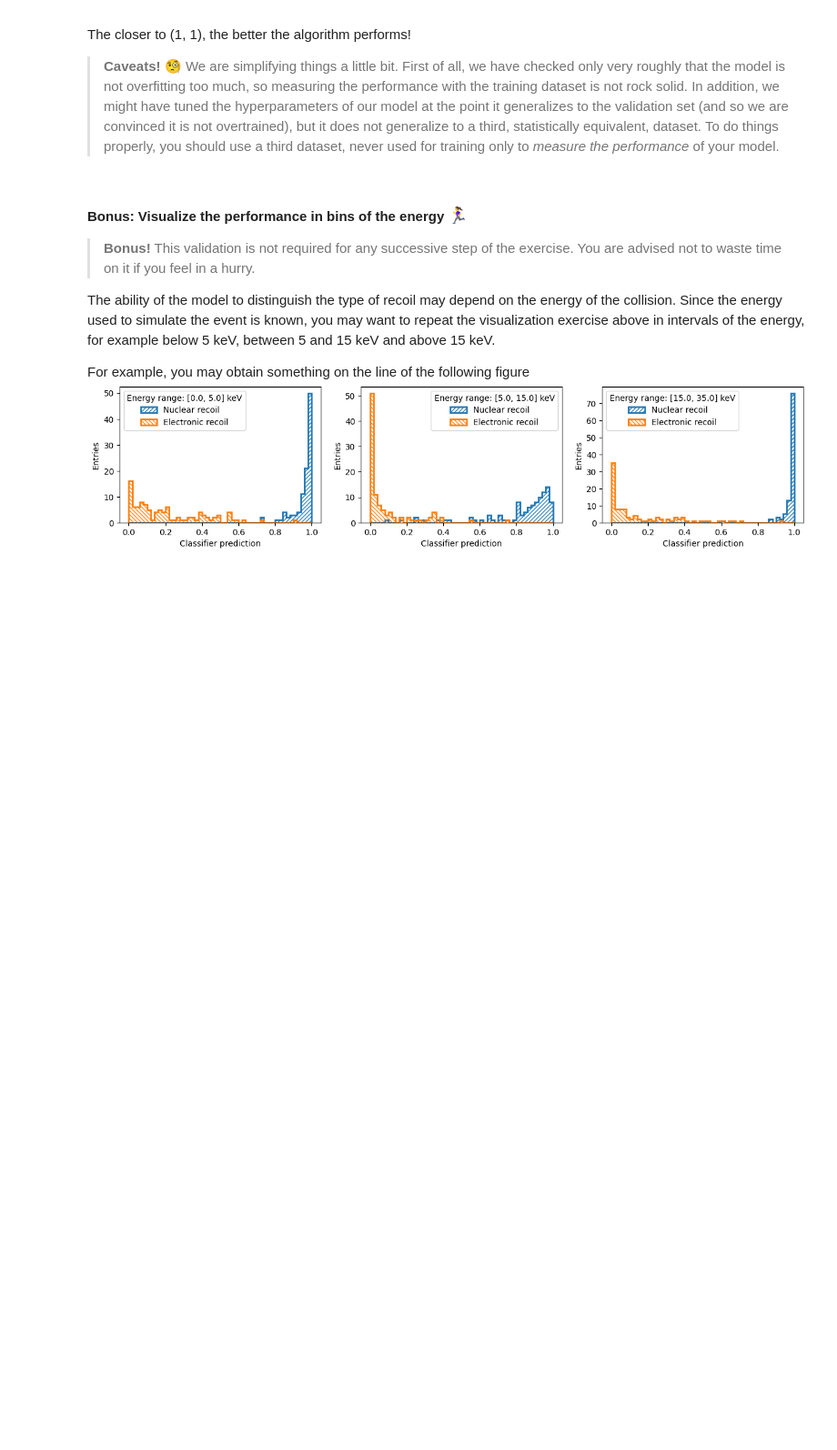
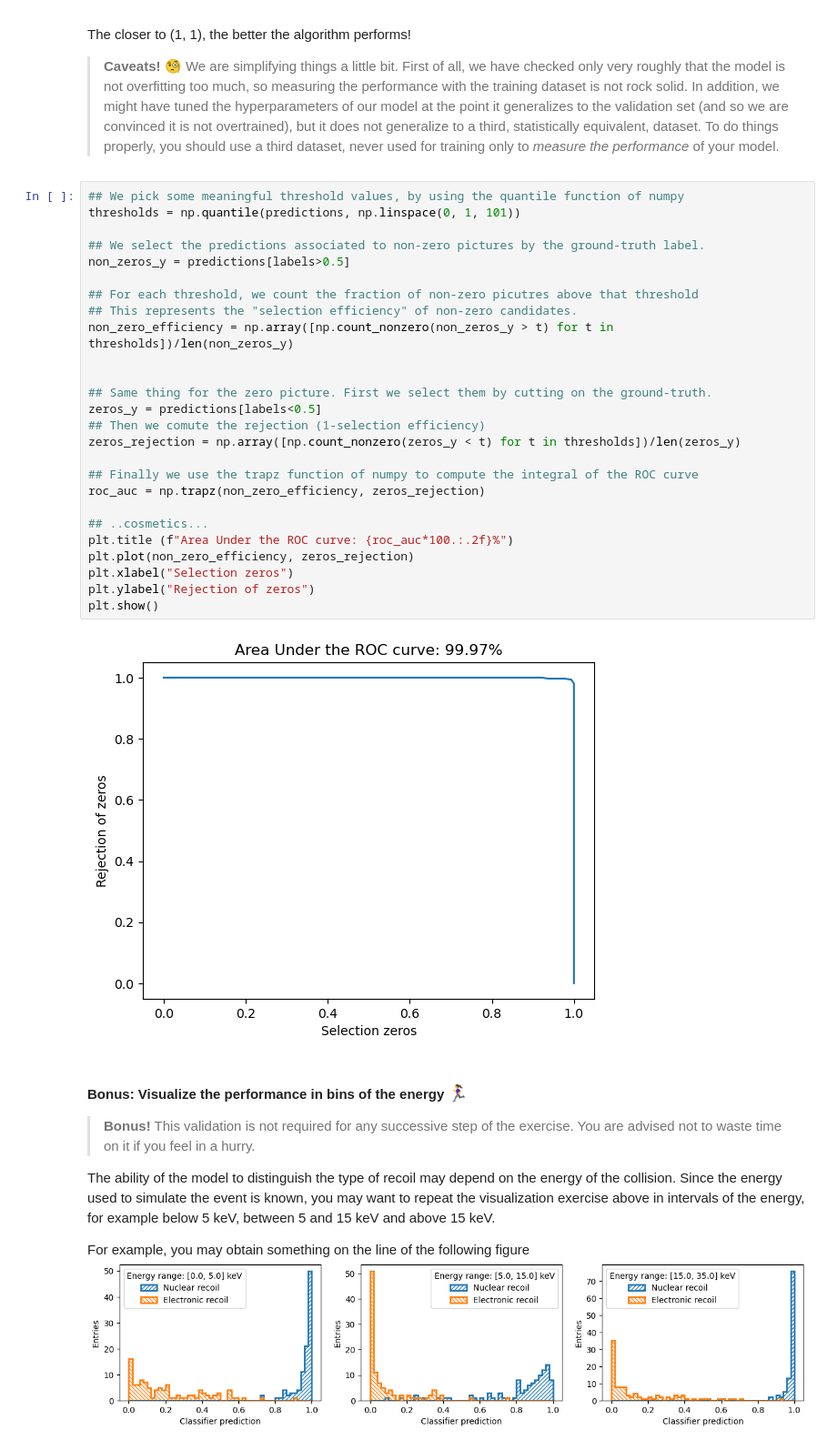
Before and after one commit to ncvescera/sosc24-class, a Jupyter notebook: day3/2-Project-Day3.ipynb, the cells around one changed output. Shown: that part at 91% size. Drawn from its saved outputs; the diff is of its cells as text; blank space fills up the shorter version.

```diff
--- a/day3/2-Project-Day3.ipynb
+++ b/day3/2-Project-Day3.ipynb
@@ -254,6 +473,34 @@ Putting in a graph these points one gets a curve that may resemble to the follow
 The closer to (1, 1), the better the algorithm performs!
 
 > **Caveats!** 🧐 We are simplifying things a little bit. First of all, we have checked only very roughly that the model is not overfitting too much, so measuring the performance with the training dataset is not rock solid. In addition, we might have tuned the hyperparameters of our model at the point it generalizes to the validation set (and so we are convinced it is not overtrained), but it does not generalize to a third, statistically equivalent, dataset. To do things properly, you should use a third dataset, never used for training only to *measure the performance* of your model.
+# %%
+## We pick some meaningful threshold values, by using the quantile function of numpy
+thresholds = np.quantile(predictions, np.linspace(0, 1, 101))
+
+## We select the predictions associated to non-zero pictures by the ground-truth label.
+non_zeros_y = predictions[labels>0.5]
+
+## For each threshold, we count the fraction of non-zero picutres above that threshold
+## This represents the "selection efficiency" of non-zero candidates.
+non_zero_efficiency = np.array([np.count_nonzero(non_zeros_y > t) for t in thresholds])/len(non_zeros_y)
+
+
+## Same thing for the zero picture. First we select them by cutting on the ground-truth.
+zeros_y = predictions[labels<0.5]
+## Then we comute the rejection (1-selection efficiency)
+zeros_rejection = np.array([np.count_nonzero(zeros_y < t) for t in thresholds])/len(zeros_y)
+
+## Finally we use the trapz function of numpy to compute the integral of the ROC curve
+roc_auc = np.trapz(non_zero_efficiency, zeros_rejection)
+
+## ..cosmetics...
+plt.title (f"Area Under the ROC curve: {roc_auc*100.:.2f}%")
+plt.plot(non_zero_efficiency, zeros_rejection)
+plt.xlabel("Selection zeros")
+plt.ylabel("Rejection of zeros")
+plt.show()
+# %% [output]
+[figure, added]
 # %% [markdown]
 #### Bonus: Visualize the performance in bins of the energy <BIG>🏃‍♀️</BIG>
 
```
Also changed, not shown: parts of 19 cells of this notebook, 1 other file.
